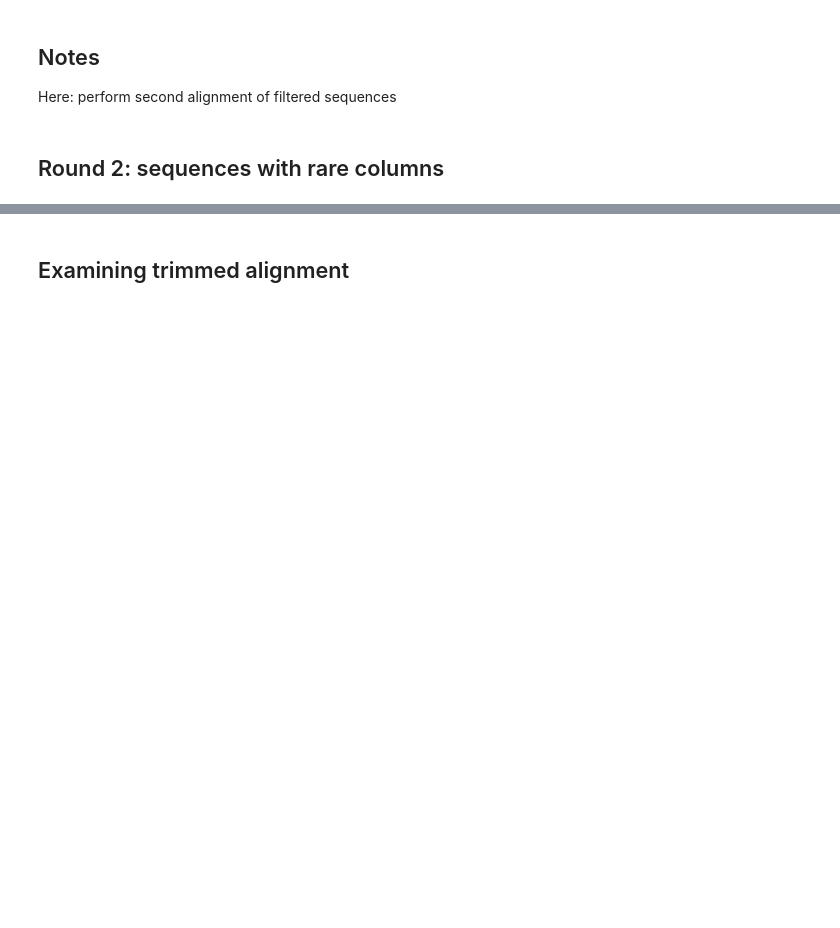
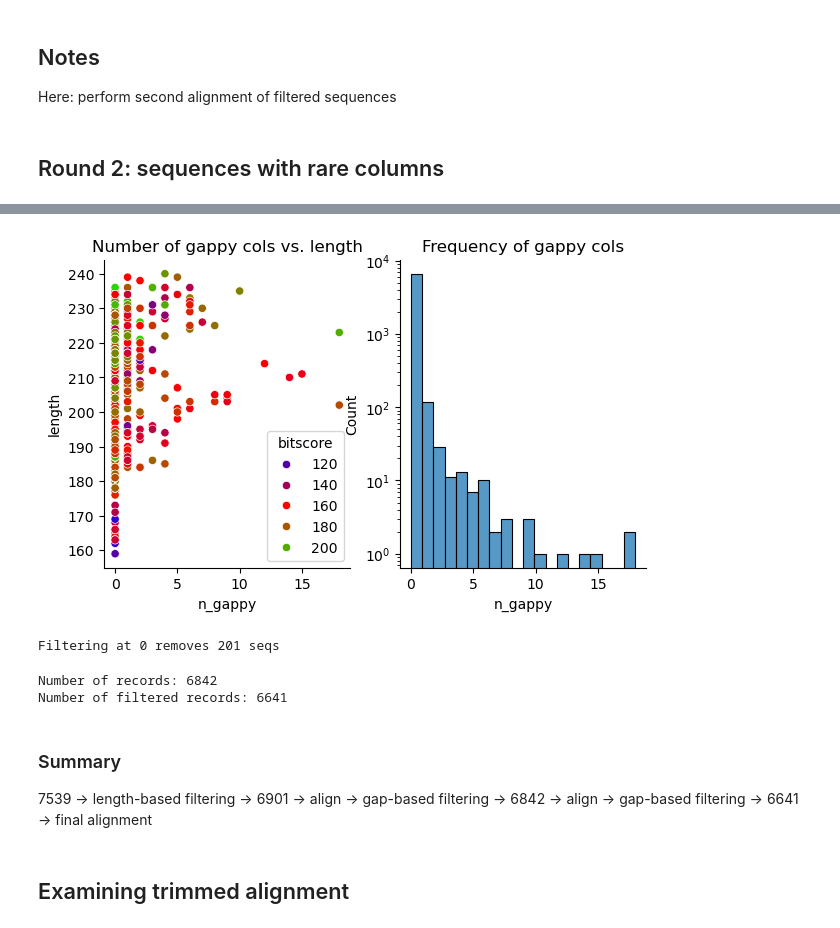
Before and after one commit to realmichaelhoffert/adenylate_kinase_ogt, a Jupyter notebook: notebooks/02_filtering.ipynb, the cells around one changed output, grey strips where cells are left out. Cells and saved outputs as stored; diff of their text form; code cells hidden in the pictures; blank space fills up the shorter version.

```diff
--- a/notebooks/02_filtering.ipynb
+++ b/notebooks/02_filtering.ipynb
@@ -836,3 +877,47 @@ Number of filtered records: 6643
+# %%
+# generate plot of problematic sequences
+
+bloat_df = pd.DataFrame(bloat_data, columns=['id', 'n_gappy', 'length'])
+bloat_df['bitscore'] = bloat_df['id'].apply(lambda x: x.split('bitscore=')[-1].replace('bitscore=', ''))
+
+bloat_df = bloat_df[~bloat_df.bitscore.str.contains('\|')]
+
+bloat_df.bitscore = bloat_df.bitscore.astype(float)
+fig = plt.figure(figsize=(7,4))
+ax = fig.add_subplot(1,2,1)
+sns.scatterplot(data=bloat_df, x='n_gappy', y='length', hue='bitscore', palette='brg')
+ax.set_title('Number of gappy cols vs. length')
+sns.despine()
+
+ax = fig.add_subplot(1,2,2)
+sns.histplot(data=bloat_df, x='n_gappy', bins=20)
+ax.set_title('Frequency of gappy cols')
+sns.despine()
+ax.set_yscale('log')
+# %% [output]
+[figure, added]
+# %%
+gappy_cutoff = 0
+gappy_seqs = list(bloat_df[bloat_df.n_gappy > gappy_cutoff]['id'].unique())
+print(f'Filtering at {gappy_cutoff} removes {len(gappy_seqs)} seqs')
+# %% [output]
+Filtering at 0 removes 201 seqs
+# %%
+with open('./../data/high_qual_alignments/full_adk_reps.filtered.faa', 'r') as handle:
+    records = [r for r in SeqIO.parse(handle, format='fasta')]
+
+print(f'Number of records: {len(records)}')
+filtered_records = [r for r in records if not r.id in gappy_seqs]
+print(f'Number of filtered records: {len(filtered_records)}')
+
+with open('./../data/high_qual_alignments/full_adk_reps.filtered.faa', 'w') as handle:
+    SeqIO.write(filtered_records, handle, format='fasta')
+# %% [output]
+Number of records: 6842
+Number of filtered records: 6641
+# %% [markdown]
+### Summary
+7539 -> length-based filtering -> 6901 -> align -> gap-based filtering -> 6842 -> align -> gap-based filtering -> 6641 -> final alignment
 # %% [markdown]
 ## Examining trimmed alignment
 # %%
```
Also changed, not shown: parts of 13 cells of this notebook.
